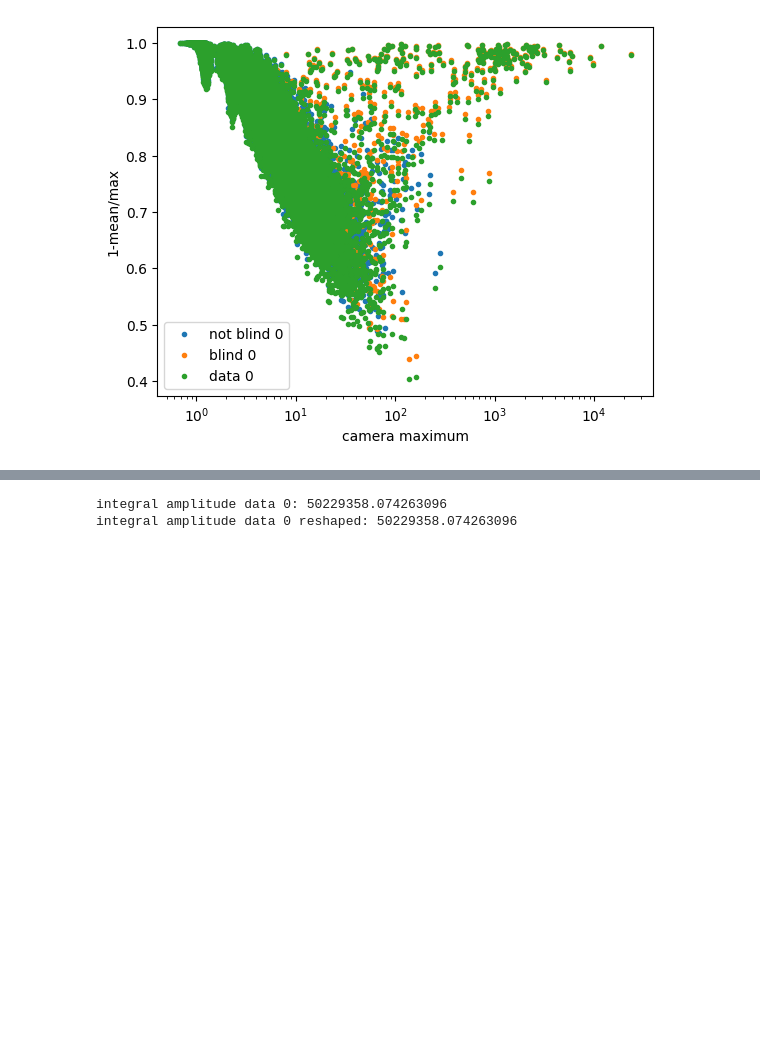
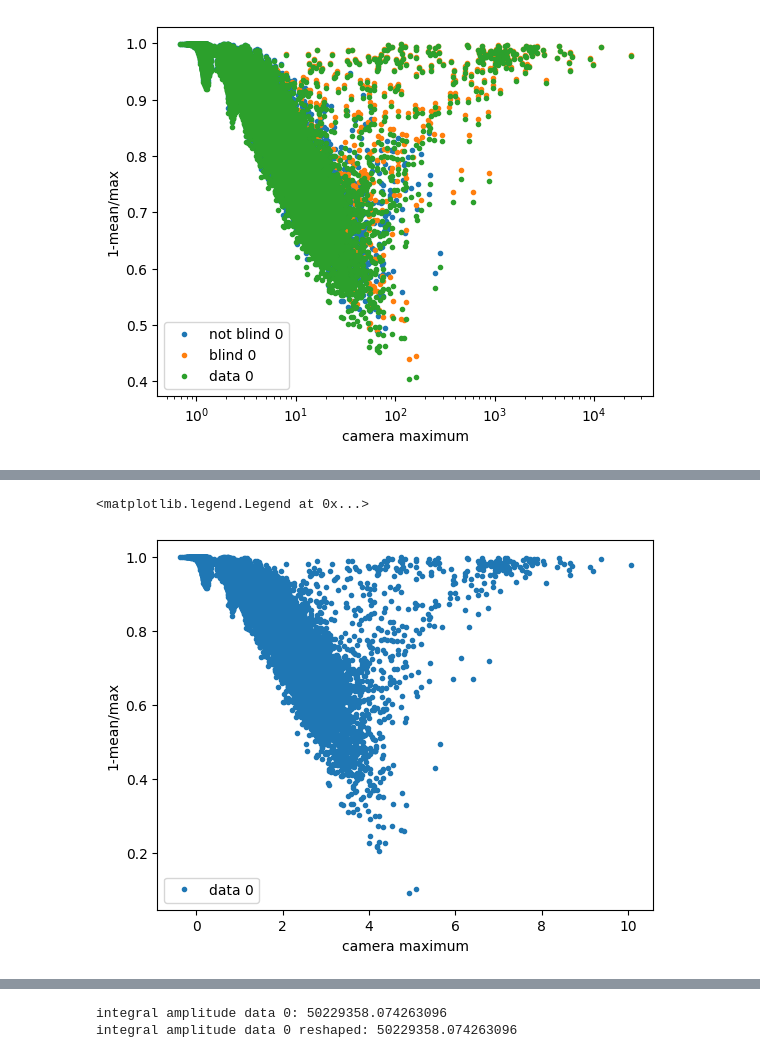
Before and after one commit to chiappo98/blinded_cameras, a Jupyter notebook: blind_preprocessing.ipynb, the cells around one changed output, grey strips where cells are left out. Saved outputs shown, nothing was run; the diff lists cells and outputs as text; code cells hidden in the pictures; blank space fills up the shorter version.

```diff
--- a/blind_preprocessing.ipynb
+++ b/blind_preprocessing.ipynb
@@ -147,0 +239,9 @@ plt.legend()
+# %%
+plt.plot(np.log(dt0_max), (1+np.log(1-np.nan_to_num(ratio_dt0))), '.', label='data 0')
+# plt.xscale('log')
+plt.xlabel('camera maximum')
+plt.ylabel('1-mean/max')
+plt.legend()
+# %% [output]
+<matplotlib.legend.Legend at 0x...>
+[figure, added]
```
Also changed, not shown: parts of 6 cells of this notebook.
